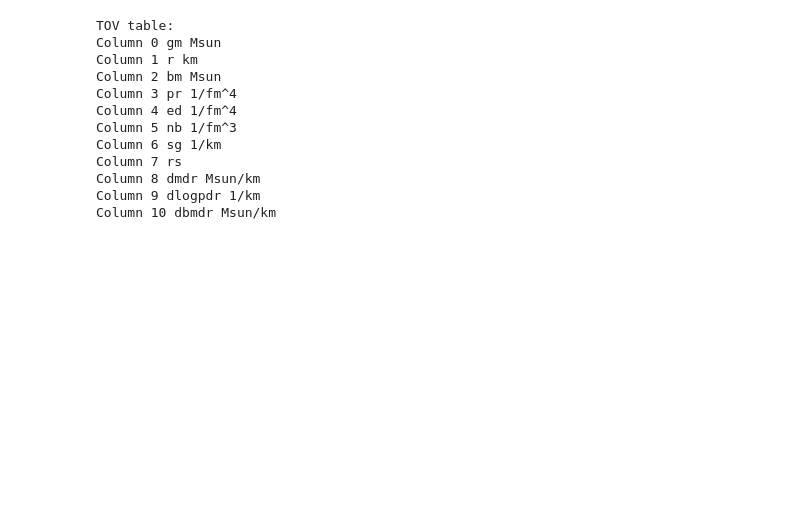
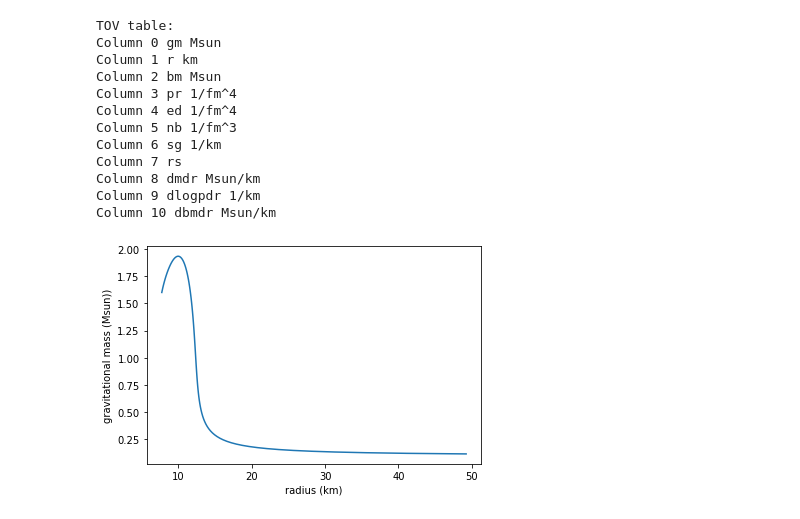
Before and after one commit to awsteiner/o2sclpy, a Jupyter notebook: doc/static/examples/skyrme.ipynb, the cells around one changed output. Saved outputs shown, nothing was run; the diff lists cells and outputs as text; code cells hidden in the pictures; blank space fills up the shorter version.

```diff
--- a/doc/static/examples/skyrme.ipynb
+++ b/doc/static/examples/skyrme.ipynb
@@ -137,3 +177,10 @@ Column 7 rs
 Column 8 dmdr Msun/km
 Column 9 dlogpdr 1/km
 Column 10 dbmdr Msun/km
+# %%
+plot.plot(tov_table['r'],tov_table['gm'])
+plot.xlabel('radius (km)')
+plot.ylabel('gravitational mass (Msun))')
+plot.show()
+# %% [output]
+[figure, added]
```
Also changed, not shown: parts of 22 cells of this notebook, 3 other files.
